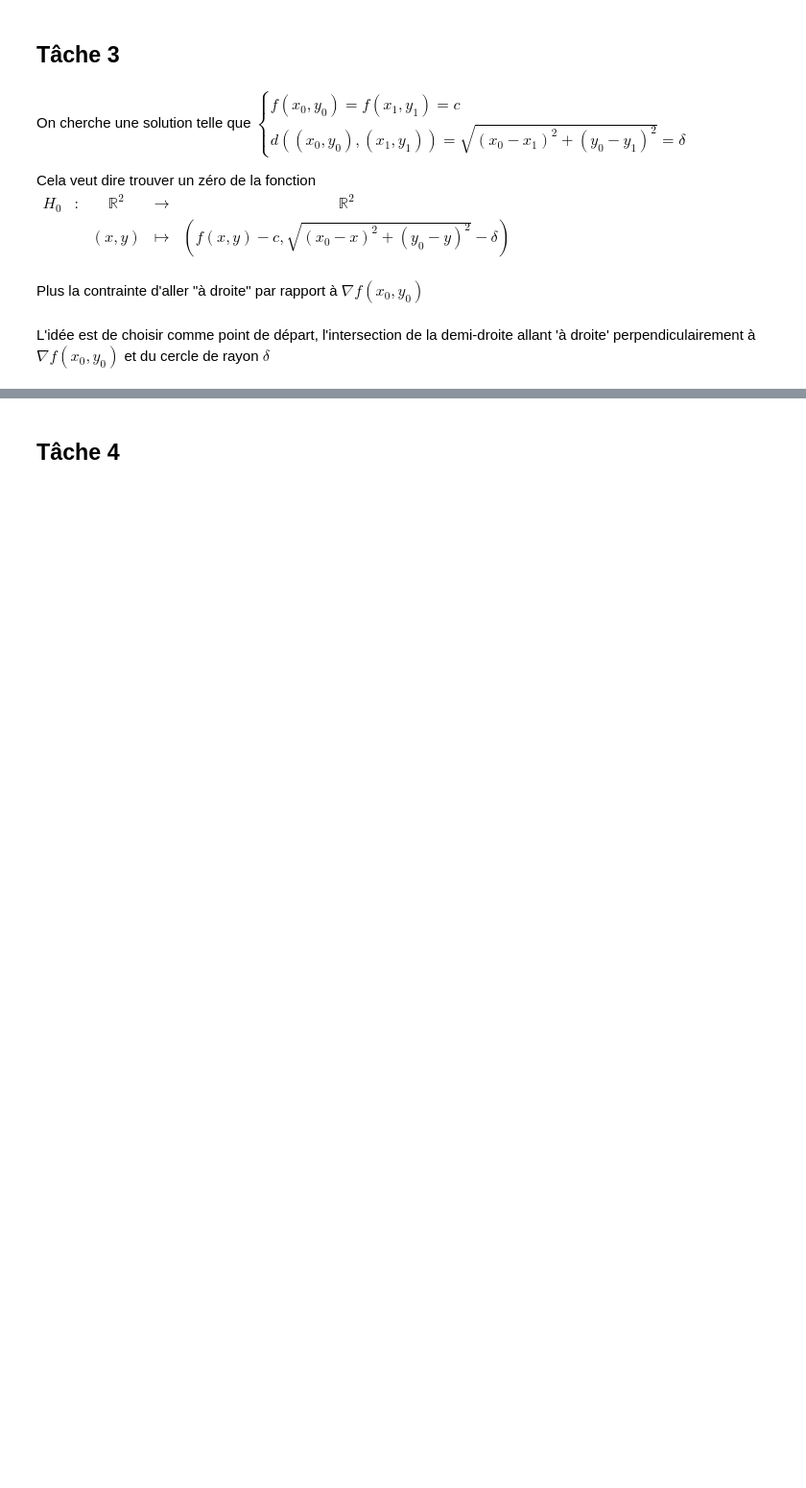
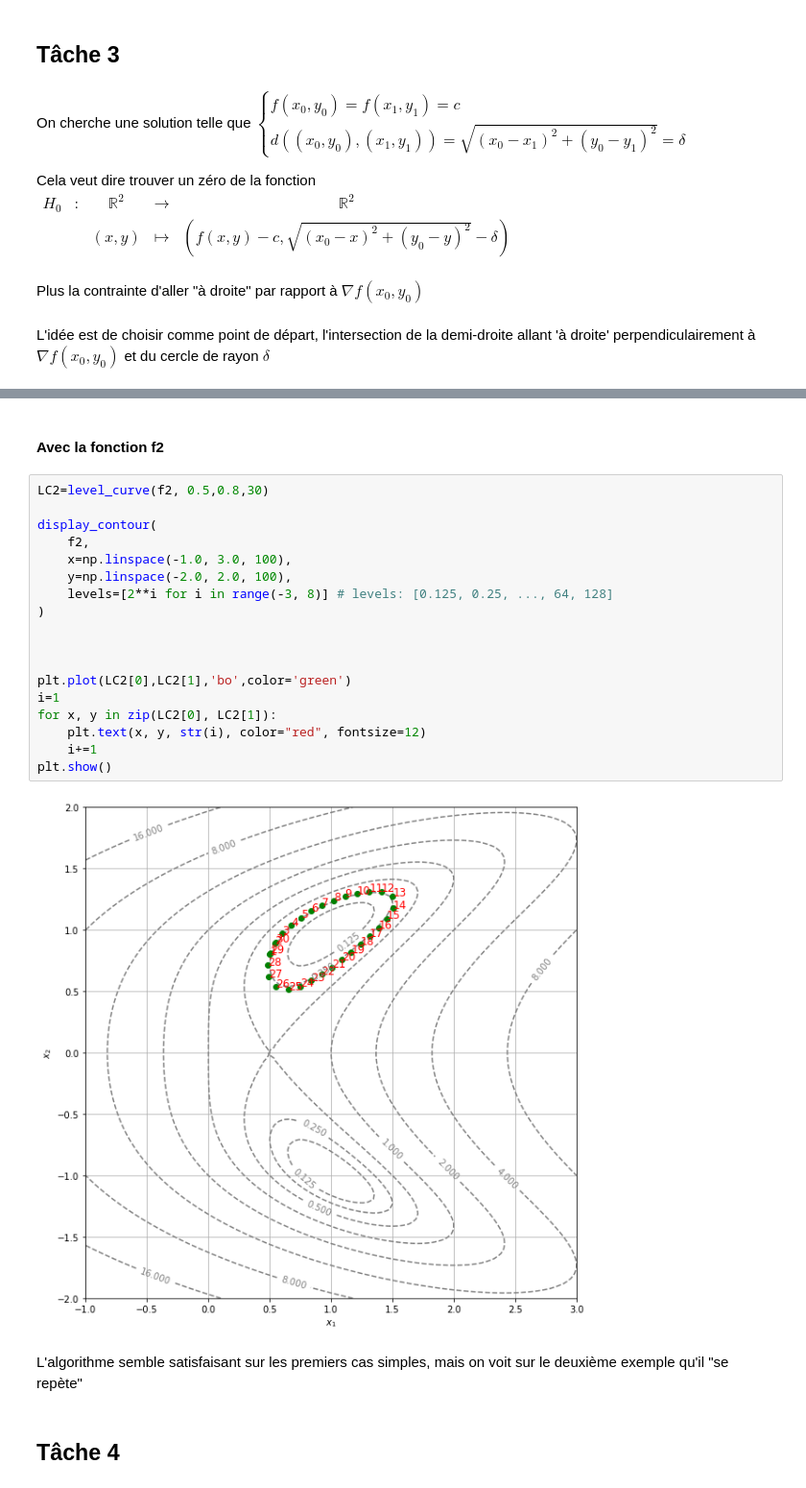
Before and after one commit to fllaser/projet-maths-diff, a Jupyter notebook: Rendu.ipynb, the cells around one changed output, grey strips where cells are left out. Shown: that part at 96% size. Saved outputs shown, nothing was run; the diff lists cells and outputs as text; blank space fills up the shorter version.

```diff
--- a/Rendu.ipynb
+++ b/Rendu.ipynb
@@ -240,2 +251,26 @@ plt.show()
+# %% [markdown]
+#### Avec la fonction f2
+# %%
+LC2=level_curve(f2, 0.5,0.8,30)
+
+display_contour(
+    f2,
+    x=np.linspace(-1.0, 3.0, 100),
+    y=np.linspace(-2.0, 2.0, 100),
+    levels=[2**i for i in range(-3, 8)] # levels: [0.125, 0.25, ..., 64, 128]
+)
+
+
+
+plt.plot(LC2[0],LC2[1],'bo',color='green')
+i=1
+for x, y in zip(LC2[0], LC2[1]):
+    plt.text(x, y, str(i), color="red", fontsize=12)
+    i+=1
+plt.show()
+# %% [output]
+[figure, added]
+# %% [markdown]
+L'algorithme semble satisfaisant sur les premiers cas simples, mais on voit sur le deuxième exemple qu'il "se repète"
 # %% [markdown]
 ## Tâche 4
```
Also changed, not shown: parts of 20 cells of this notebook, 1 other file.
